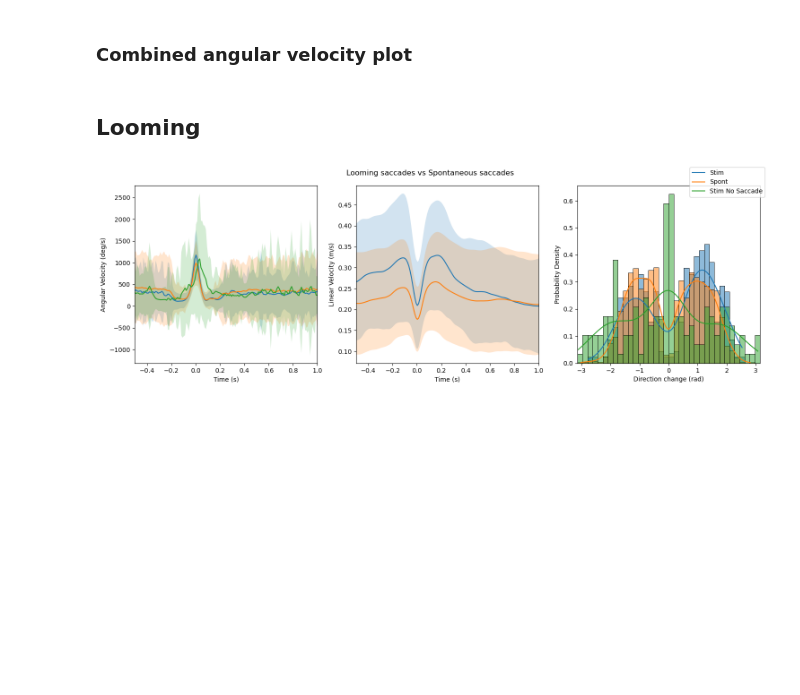
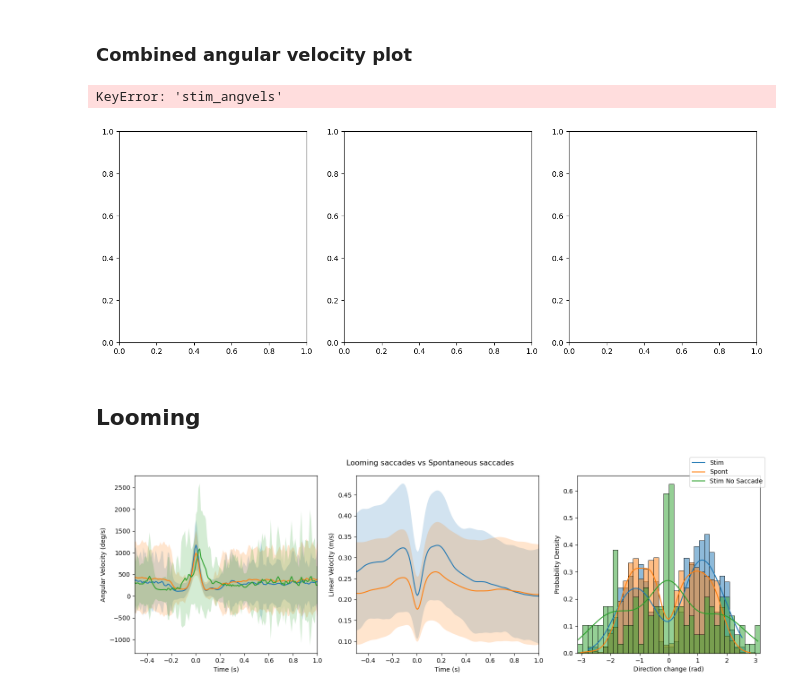
Before and after one commit to elhananby/fly_analysis, a Jupyter notebook: notebooks/Stim_vs_Spont_Saccades.ipynb, the cells around one changed output. Cells and saved outputs as stored; diff of their text form; code cells hidden in the pictures; blank space fills up the shorter version.

```diff
--- a/notebooks/Stim_vs_Spont_Saccades.ipynb
+++ b/notebooks/Stim_vs_Spont_Saccades.ipynb
@@ -605,7 +552,6 @@ Error:
 ### AX-Split
 # %%
 # Process g29xu68 files
-print("Processing g29xu68 files")
 g29xu68_files = ["20230512_144203.braidz", "20230203_145747.braidz"]
-g29_data = fa.braidz.read_multiple_braidz(g29xu68_files, root_folder)
+g29_data = process_braidz_files(g29xu68_files, root_folder, data_path, "ax-split", storage_format='parquet')
 # %% [output]
@@ -755,46 +713,50 @@ plot_mean_and_std(
 )
 plot_mean_and_std(
     j53_results["stim_linvels"], label="DNp03", ax=axs[1], peak_align=False
 )
 
 # heading_difference
 plot_histogram(
     empty_split_results["stim_heading_diffs"], label="Empty-Split", ax=axs[2]
 )
 plot_histogram(g29_results["stim_heading_diffs"], label="AX-Split", ax=axs[2])
 plot_histogram(j53_results["stim_heading_diffs"], label="DNp03", ax=axs[2])
 
 
 axs[0].axvspan(0, 0.3, color="gray", alpha=0.2)
 axs[1].axvspan(0, 0.3, color="gray", alpha=0.2)
 
 axs[0].set_xlim(-0.5, 1.0)
 axs[1].set_xlim(-0.5, 1.0)
 axs[2].set_xlim(-np.pi, np.pi)
 
 axs[0].set_xlabel("Time (s)")
 axs[1].set_xlabel("Time (s)")
 axs[2].set_xlabel("Direction change (rad)")
 
 axs[0].set_ylabel("Angular Velocity (deg/s)")
 axs[1].set_ylabel("Linear Velocity (m/s)")
 
 plt.suptitle("Stimulus-Elicited Saccades")
 plt.tight_layout()
 
-plt.savefig(
-    "/home/buchsbaum/src/fly_analysis/notebooks/Figures/dnp03_paper/combined_analysis.png",
-    dpi=300,
-)
-plt.savefig(
-    "/home/buchsbaum/src/fly_analysis/notebooks/Figures/dnp03_paper/combined_analysis.svg",
-    dpi=300,
-)
-plt.savefig(
-    "/home/buchsbaum/src/fly_analysis/notebooks/Figures/dnp03_paper/combined_analysis.pdf",
-    dpi=300,
-)
-plt.close("all")
+# plt.savefig(
+#     "/home/buchsbaum/src/fly_analysis/notebooks/Figures/dnp03_paper/combined_analysis.png",
+#     dpi=300,
+# )
+# plt.savefig(
+#     "/home/buchsbaum/src/fly_analysis/notebooks/Figures/dnp03_paper/combined_analysis.svg",
+#     dpi=300,
+# )
+# plt.savefig(
+#     "/home/buchsbaum/src/fly_analysis/notebooks/Figures/dnp03_paper/combined_analysis.pdf",
+#     dpi=300,
+# )
+plt.show()
+# plt.close("all")
+# %% [output]
+KeyError: 'stim_angvels'
+[figure, added]
 # %%
 fig = plt.figure(figsize=(10, 10))
 ax = fig.add_subplot(111, projection="polar")
```
Also changed, not shown: parts of 8 cells of this notebook, 1 other file.
